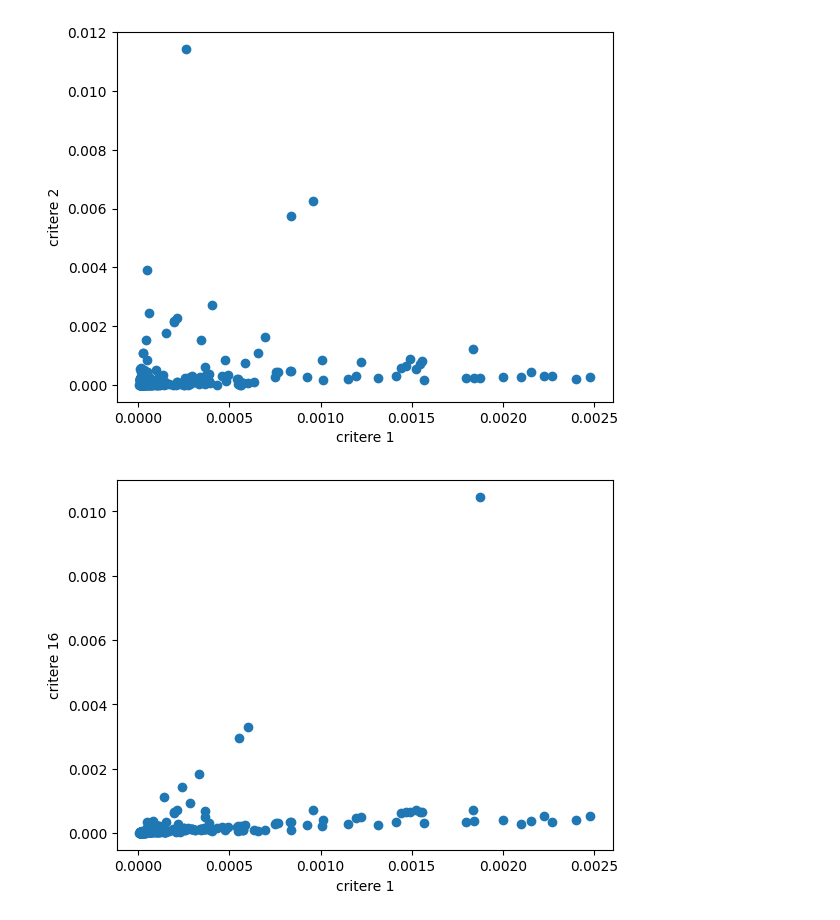
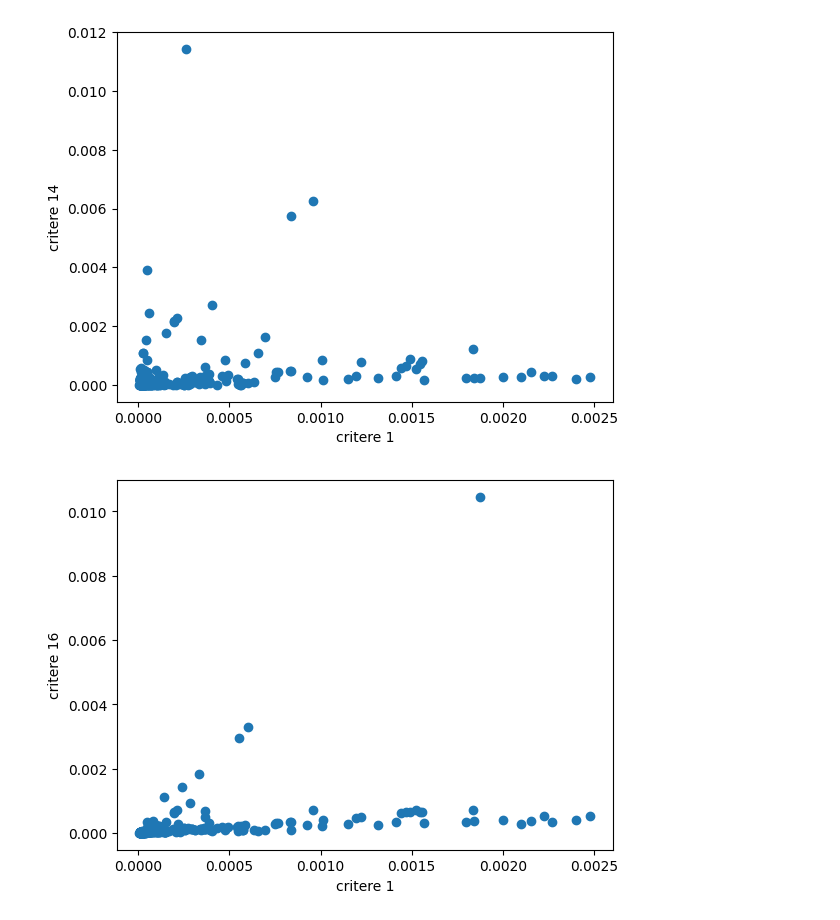
Before and after one commit to ibzzo/Etude-De-l_Eco-Score, a Jupyter notebook: EcoScore.ipynb, the cells around one changed output. Saved outputs shown, nothing was run; the diff lists cells and outputs as text; code cells hidden in the pictures.

```diff
--- a/EcoScore.ipynb
+++ b/EcoScore.ipynb
@@ -1,28 +1,32 @@
 # %%
 import matplotlib.pyplot as plt
 import pandas as pd
+import numpy as np
+
+#q1
 #chargement des donnees
 exc = pd.ExcelFile("AGRIBALYSE3.1_partie agriculture_conv_vf.xlsx")
 df = pd.read_excel(exc, 'AGB_agri_conv', usecols = [0]+[i for i in range(3,20)])
 data = df[2:].values
 
+#q2
 #Normalisation des differents criteres:
-facteurDeNorm=[7.55e3,5.22e-2,4.22e3,4.09e1,5.95e-4,1.29e-4,1.73e-5,5.56e1,1.56,1.95e1,1.77e2,5.67e4,8.19e5,1.15e4,6.5e4,6.36e-2]
+facteurDeNorm=[7.55e3,5.23e-2,4.22e3,4.09e1,5.95e-4,1.29e-4,1.73e-5,5.56e1,1.56,1.95e1,1.77e2,5.67e4,8.19e5,1.15e4,6.5e4,6.36e-2]
 data[:, 2:] = data[:, 2:] / facteurDeNorm
 
-#Realisation des graphique pour illustrer les liens entre les criteres 1,14 et 16:
-
+#q3
+#Realisation des graphiques pour illustrer les liens entre les criteres 1,14 et 16:
 critere1 = data[:, 2]
 critere14 = data[:, 15]
 critere16 = data[:, 17]
 # %%
 fig, ax = plt.subplots()
 ax.scatter(critere1,critere14)
 plt.xlabel("critere 1")
-plt.ylabel("critere 2")
+plt.ylabel("critere 14")
 plt.show()
 # %% [output]
-[figure, old version]
+[figure, new version]
 # %%
 fig2, ax2 = plt.subplots()
 ax2.scatter(critere1,critere16)
```
